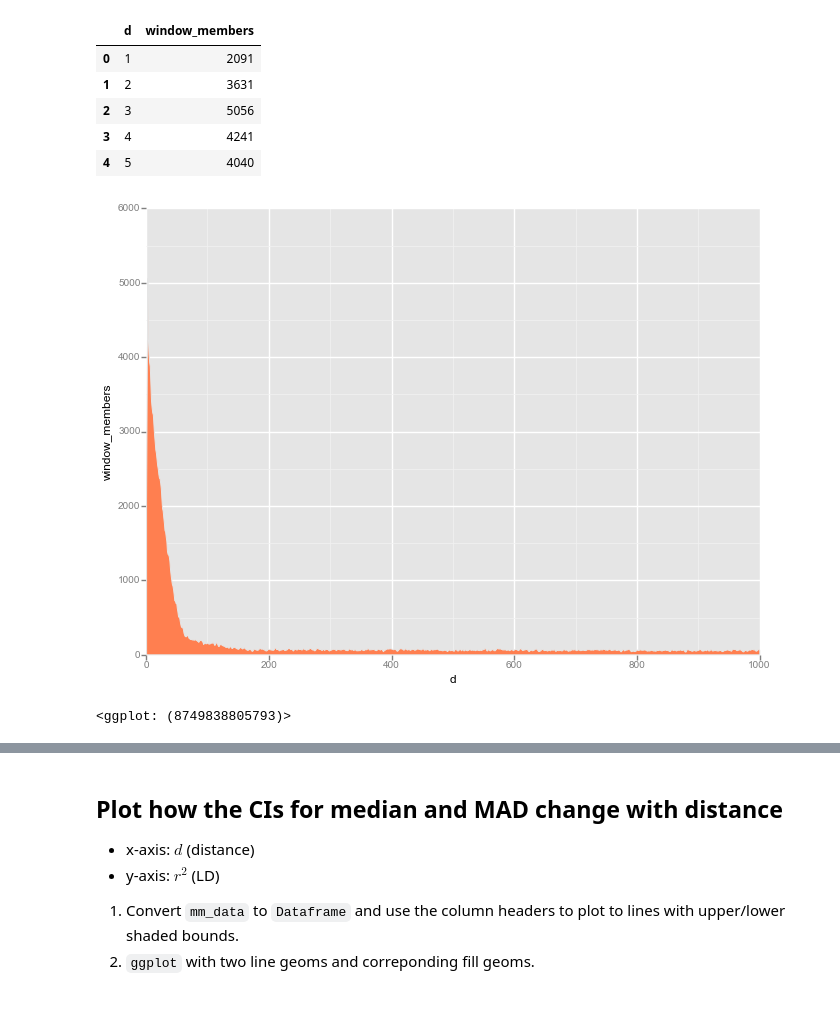
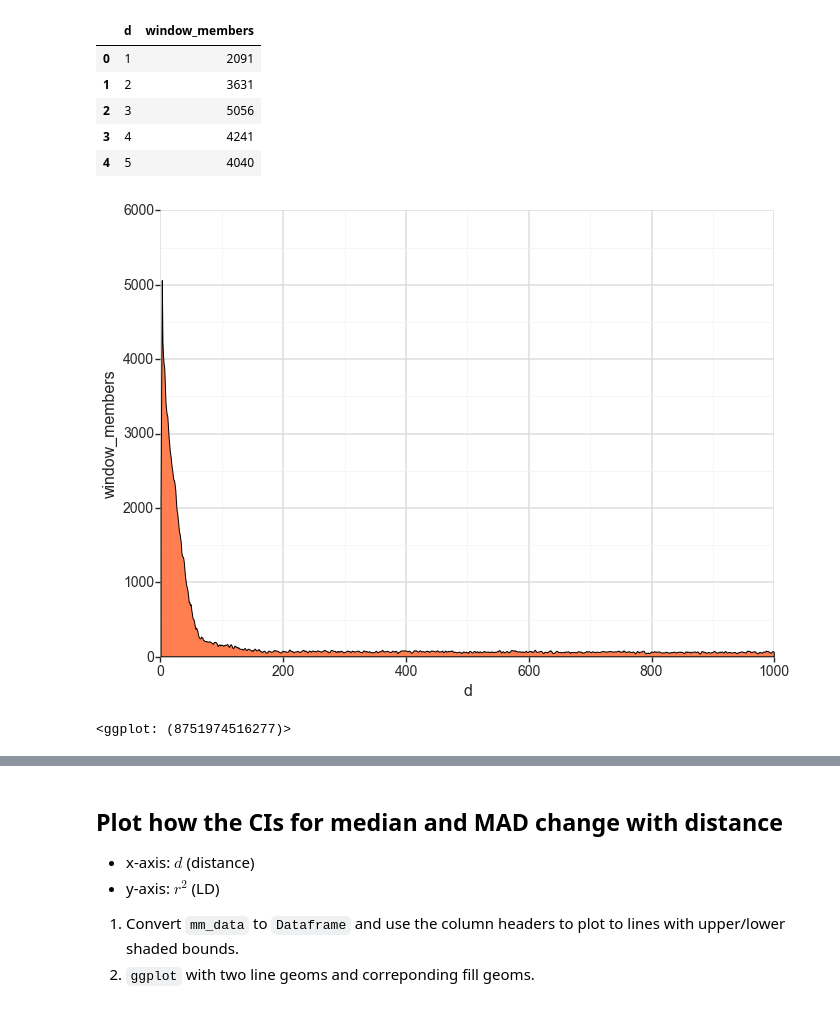
Before and after one commit to xguse/ipy_notebooks, a Jupyter notebook: YALE/ddrad58/2015-02-05_MAD_idea.ipynb, the cells around one changed output, grey strips where cells are left out. Drawn from its saved outputs; the diff is of its cells as text; code cells hidden in the pictures.

```diff
--- a/YALE/ddrad58/2015-02-05_MAD_idea.ipynb
+++ b/YALE/ddrad58/2015-02-05_MAD_idea.ipynb
@@ -122,10 +127,10 @@ members_per_distance.head()
 | 4 | 5 | 4040 |
 # %%
 gp.ggplot(gp.aes(x='d', y='window_members', ymin=0, ymax='window_members'), data=members_per_distance) \
-+ gp.geom_area(fill='coral') #+ gp.geom_point(color='lightblue')
++ gp.geom_area(fill='coral') + gp.theme_seaborn(context='talk')
 # %% [output]
-[figure, old version]
+[figure, new version]
-<ggplot: (8749838805793)>
+<ggplot: (8751974516277)>
 # %%
 # def bootstrap_choose(X, n=None):
 #     """ Bootstrap resample an array_like
```
Also changed, not shown: parts of 47 cells of this notebook.
